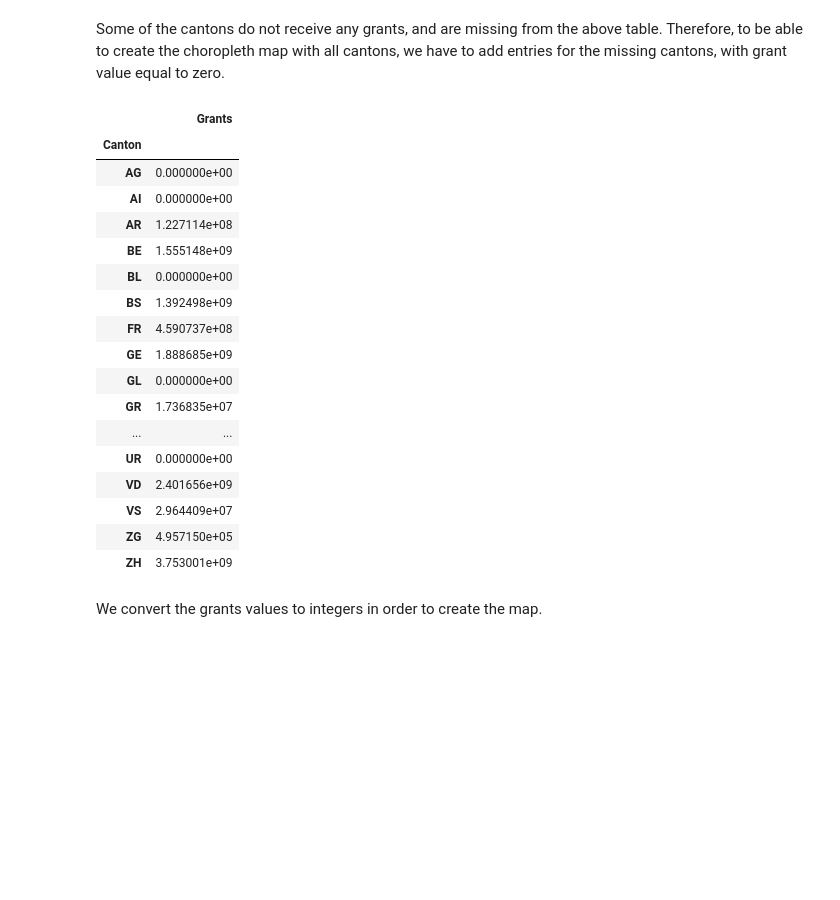
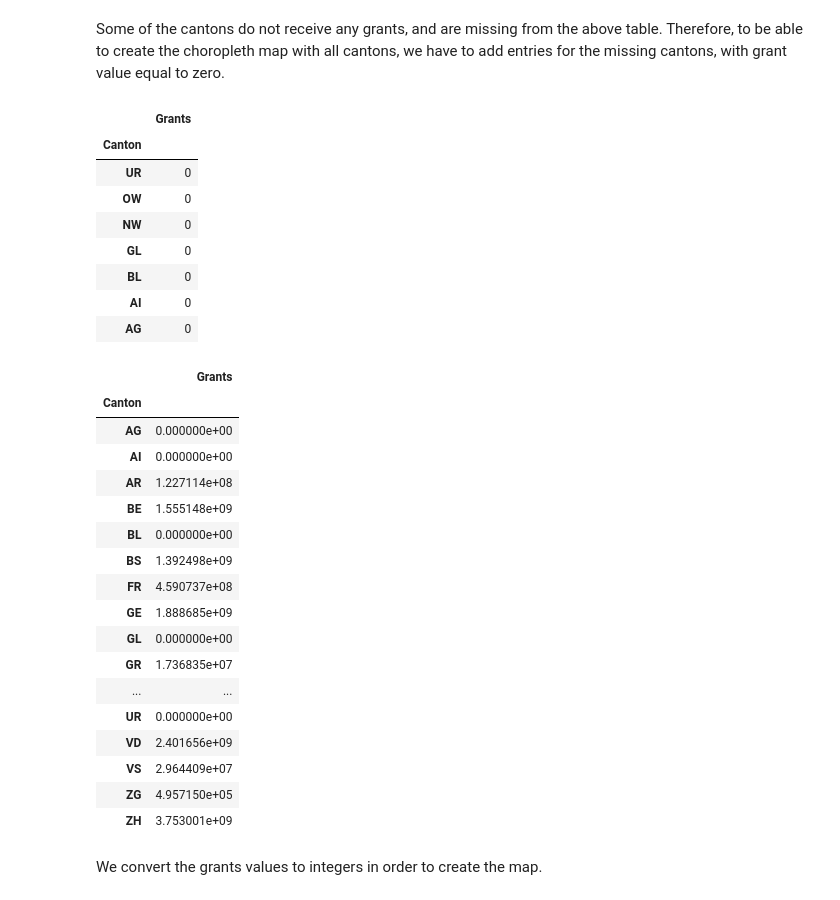
Before and after one commit to ireneu/ada, a Jupyter notebook: HW03/hw3.ipynb, the cells around one changed output. Cells and saved outputs as stored; diff of their text form; code cells hidden in the pictures; blank space fills up the shorter version.

```diff
--- a/HW03/hw3.ipynb
+++ b/HW03/hw3.ipynb
@@ -160,7 +148,7 @@ uni_canton_grants.head()
 # %% [markdown]
 Since the 'Approved Amount' values are currently of type string, we convert them to numeric values in order to sum them.
 # %%
-uni_canton_grants['Approved Amount'] = uni_canton_grants['Approved Amount'].apply(pd.to_numeric, args=('coerse',))
+uni_canton_grants['Approved Amount'] = uni_canton_grants['Approved Amount'].apply(pd.to_numeric, args=('coerce',))
 uni_canton_grants.sample(10)
 # %% [output]
 |  | University | Canton | Approved Amount |
@@ -200,31 +188,42 @@ canton_grants
 # %% [markdown]
 Some of the cantons do not receive any grants, and are missing from the above table. Therefore, to be able to create the choropleth map with all cantons, we have to add entries for the missing cantons, with grant value equal to zero.
 # %%
-missing_cantons = pd.DataFrame([['UR', 0], ['OW', 0], ['NW', 0], ['GL', 0],
-                                ['BL', 0], ['AI', 0], ['AG', 0]], columns = ['Canton', 'Grants'])
-
+missing_cantons = pd.DataFrame([[c, 0] for c in cantons if c not in canton_grants.index],
+                              columns = ['Canton', 'Grants'])
 missing_cantons.set_index('Canton', inplace=True)
-canton_grants_with_missing = canton_grants.append(missing_cantons).sort_index()
-canton_grants_with_missing
+missing_cantons
 # %% [output]
 |  | Grants |
 | Canton |  |
-| AG | 0.000000e+00 |
-| AI | 0.000000e+00 |
-| AR | 1.227114e+08 |
-| BE | 1.555148e+09 |
-| BL | 0.000000e+00 |
-| BS | 1.392498e+09 |
-| FR | 4.590737e+08 |
-| GE | 1.888685e+09 |
-| GL | 0.000000e+00 |
-| GR | 1.736835e+07 |
-| ... | ... |
-| UR | 0.000000e+00 |
-| VD | 2.401656e+09 |
-| VS | 2.964409e+07 |
-| ZG | 4.957150e+05 |
-| ZH | 3.753001e+09 |
+| UR | 0 |
+| OW | 0 |
+| NW | 0 |
+| GL | 0 |
+| BL | 0 |
+| AI | 0 |
+| AG | 0 |
+# %%
+canton_grants_with_missing = canton_grants.append(missing_cantons).sort_index()
+canton_grants_with_missing
+# %% [output]
+|  | Grants |
+| Canton |  |
+| AG | 0.000000e+00 |
+| AI | 0.000000e+00 |
+| AR | 1.227114e+08 |
+| BE | 1.555148e+09 |
+| BL | 0.000000e+00 |
+| BS | 1.392498e+09 |
+| FR | 4.590737e+08 |
+| GE | 1.888685e+09 |
+| GL | 0.000000e+00 |
+| GR | 1.736835e+07 |
+| ... | ... |
+| UR | 0.000000e+00 |
+| VD | 2.401656e+09 |
+| VS | 2.964409e+07 |
+| ZG | 4.957150e+05 |
+| ZH | 3.753001e+09 |
 # %% [markdown]
 We convert the grants values to integers in order to create the map.
 # %%
```
Also changed, not shown: parts of 10 cells of this notebook.
